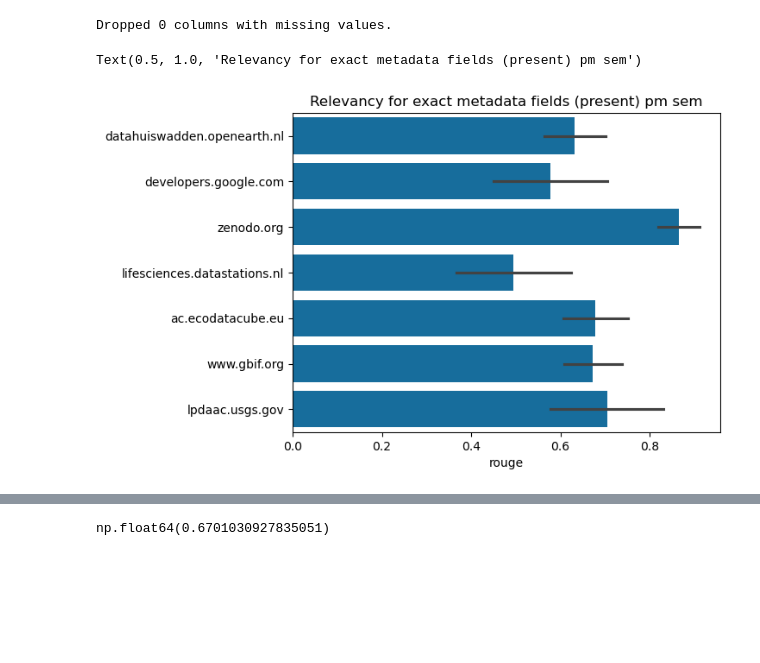
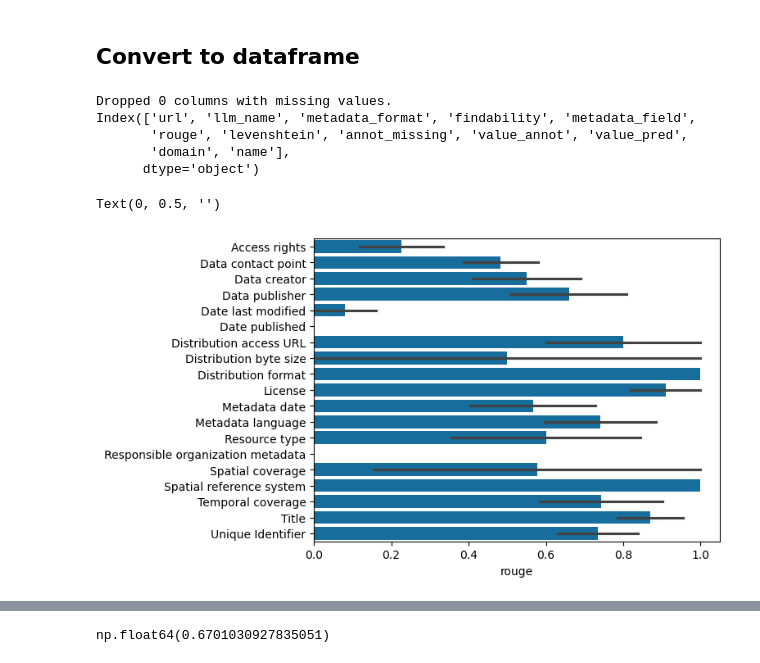
Before and after one commit to LTER-LIFE/meta-knowledge-harvesting, a Jupyter notebook: Evaluate LLM output.ipynb, the cells around one changed output, grey strips where cells are left out. Saved outputs shown, nothing was run; the diff lists cells and outputs as text; code cells hidden in the pictures; blank space fills up the shorter version.

Commit message:
eval code and nb

```diff
--- a/Evaluate LLM output.ipynb
+++ b/Evaluate LLM output.ipynb
@@ -100,0 +33,3 @@ Loaded 15 annotations and predictions.
+# %%
+labels_annot, labels_pred, (list_ds_urls, list_metadata_fields) = uv.load_pred_and_annot(fp_pred='outputs/2025-05-28/clean_entity_type_map.yaml',
+                                                                                         fp_annot='outputs/annotations/ground_truth_metadata_annotations-2025-06-03.yaml')
@@ -108,6 +44,0 @@ Text(0.5, 0, 'Fraction of datasets with annotations')
-# %%
-for l_name, l in zip(['annotated', 'predicted'], [labels_annot, labels_pred]):
-    for url, vals in l.items():
-        for meta_key, meta_vals in vals.items():
-            if len(meta_vals) > 1:
-                print(f"Multiple values for {l_name}: {meta_key} in {url}: {meta_vals}")
@@ -410,8 +146,11 @@ Annotated: N/A
+# %% [markdown]
+## Convert to dataframe
 # %%
 url_to_ds_name = {
     'https://lifesciences.datastations.nl/dataset.xhtml?persistentId=doi:10.17026/dans-2bd-kskz': 'Dutch forests (DANS)',
     'https://www.gbif.org/dataset/4fa7b334-ce0d-4e88-aaae-2e0c138d049e': 'eBird (GBIF)',
     'https://www.gbif.org/dataset/74196cd9-7ebc-4b20-bc27-3c2d22e31ed7': 'Waterleidingduinen camera trap P1 (GBIF)',
+    'https://www.gbif.org/dataset/f9ba3c2e-0636-4f66-a4b5-b8c138046e9e': 'Waterleidingduinen camera trap P2 (GBIF)',
     'https://www.gbif.org/dataset/bc0acb9a-131f-4085-93ae-a46e08564ac5': 'Waterleidingduinen camera trap P3 (GBIF)',
     'https://zenodo.org/records/11440456': 'Waterleidingduinen camera trap P1-3 (Zenodo)',
     'https://stac.ecodatacube.eu/blue_glad.landsat.ard2.seasconv.m.yearly/collection.json': 'Landsat blue (EcoDataCube)',
@@ -430,30 +169,39 @@ for url in ds_scores['url']:
     if url not in url_to_ds_name:
         print(f"URL {url} not found in url_to_ds_name mapping.")
 # %%
-ds_scores_clean = {k: v for k, v in ds_scores.items() if len(v) == len(list_ds_urls) * len(list_metadata_fields)}  # Ensure all lists are of equal length
+ds_scores_clean = {k: v for k, v in ds_scores.items() if len(v) == count_it}  # Ensure all lists are of equal length
 print(f'Dropped {len(ds_scores) - len(ds_scores_clean)} columns with missing values.')
 df_scores = pd.DataFrame(ds_scores_clean)
 df_scores['domain'] = df_scores['url'].apply(lambda x: x.lstrip('https://').split('/')[0])
 df_scores['name'] = df_scores['url'].apply(lambda x: url_to_ds_name[x])
-df_scores.to_csv('outputs/2025-05-28/eval_clean_2025-06-02.csv', index=False)
-df_scores_present = df_scores[df_scores['annot_missing'] == False].copy()
+# df_scores.to_csv('outputs/2025-05-28/eval_clean_2025-06-02.csv', index=False)
+assert all(df_scores[df_scores['findability'] == 0].annot_missing)
+
+
+
+
+df_scores_present_structured = df_scores[df_scores['findability'] == 1].copy()
+df_scores_present_unstructured = df_scores[df_scores['findability'] == 2].copy()
 df_scores_missing = df_scores[df_scores['annot_missing'] == True].copy()
+
 fields_fuzzy = ['Description', 'Keywords']
 assert all([f in list_metadata_fields for f in fields_fuzzy]), f"Fields {fields_fuzzy} not found in metadata fields."
 fields_exact = [f for f in list_metadata_fields if f not in fields_fuzzy]
-df_scores_fuzzy = df_scores[df_scores['metadata_field'].isin(fields_fuzzy)].copy()
-df_scores_exact = df_scores[df_scores['metadata_field'].isin(fields_exact)].copy()
-df_scores_fuzzy_present = df_scores_fuzzy[df_scores_fuzzy['annot_missing'] == False].copy()
-df_scores_fuzzy_missing = df_scores_fuzzy[df_scores_fuzzy['annot_missing'] == True].copy()
-df_scores_exact_present = df_scores_exact[df_scores_exact['annot_missing'] == False].copy()
-df_scores_exact_missing = df_scores_exact[df_scores_exact['annot_missing'] == True].copy()
+
+df_scores_present_structured_exact = df_scores_present_structured[df_scores_present_structured['metadata_field'].isin(fields_exact)].copy()
+df_scores_present_unstructured_exact = df_scores_present_unstructured[df_scores_present_unstructured['metadata_field'].isin(fields_exact)].copy()
+df_scores_missing_exact = df_scores_missing[df_scores_missing['metadata_field'].isin(fields_exact)].copy()
+print(df_scores.columns)
 # %% [output]
 Dropped 0 columns with missing values.
+Index(['url', 'llm_name', 'metadata_format', 'findability', 'metadata_field',
+       'rouge', 'levenshtein', 'annot_missing', 'value_annot', 'value_pred',
+       'domain', 'name'],
+      dtype='object')
 # %%
-sns.barplot(data=df_scores_exact_present, x='rouge', y='domain', orient='h', errorbar='se')
+sns.barplot(data=df_scores_present_structured_exact, x='rouge', y='metadata_field', orient='h', errorbar='se')
 plt.ylabel('')
-# plt.title('Rouge score for exact metadata fields (present) pm sem')
-plt.title('Relevancy for exact metadata fields (present) pm sem')
+# plt.title('Relevancy for exact metadata fields (present) pm sem')
 # %% [output]
-Text(0.5, 1.0, 'Relevancy for exact metadata fields (present) pm sem')
+Text(0, 0.5, '')
-[figure, old version]
+[figure, new version]
```
Also changed, not shown: parts of 22 cells of this notebook, 4 other files.
